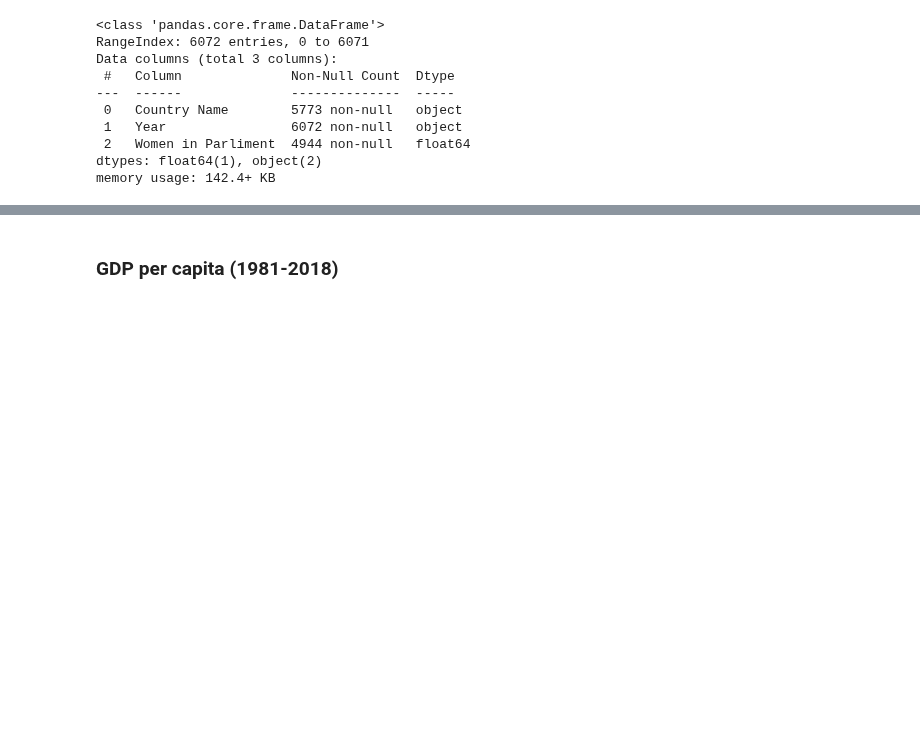
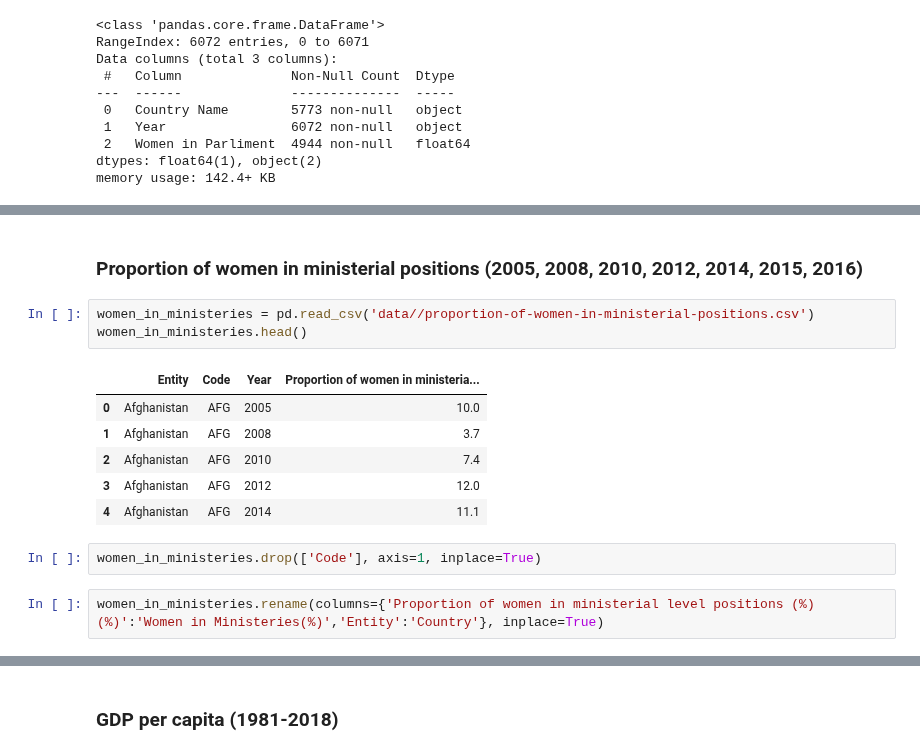
Before and after one commit to ta-data-bcn/Project-Week-8-Final-Project, a Jupyter notebook: your-project/Data Gathering.ipynb, the cells around one changed output, grey strips where cells are left out. Cells and saved outputs as stored; diff of their text form; blank space fills up the shorter version.

```diff
--- a/your-project/Data Gathering.ipynb
+++ b/your-project/Data Gathering.ipynb
@@ -652,0 +738,16 @@ memory usage: 142.4+ KB
+# %% [markdown]
+### Proportion of women in ministerial positions (2005, 2008, 2010, 2012, 2014, 2015, 2016)
+# %%
+women_in_ministeries = pd.read_csv('data//proportion-of-women-in-ministerial-positions.csv')
+women_in_ministeries.head()
+# %% [output]
+|  | Entity | Code | Year | Proportion of women in ministeria... |
+| 0 | Afghanistan | AFG | 2005 | 10.0 |
+| 1 | Afghanistan | AFG | 2008 | 3.7 |
+| 2 | Afghanistan | AFG | 2010 | 7.4 |
+| 3 | Afghanistan | AFG | 2012 | 12.0 |
+| 4 | Afghanistan | AFG | 2014 | 11.1 |
+# %%
+women_in_ministeries.drop(['Code'], axis=1, inplace=True)
+# %%
+women_in_ministeries.rename(columns={'Proportion of women in ministerial level positions (%) (%)':'Women in Ministeries(%)','Entity':'Country'}, inplace=True)
```
Also changed, not shown: parts of 43 cells of this notebook.
